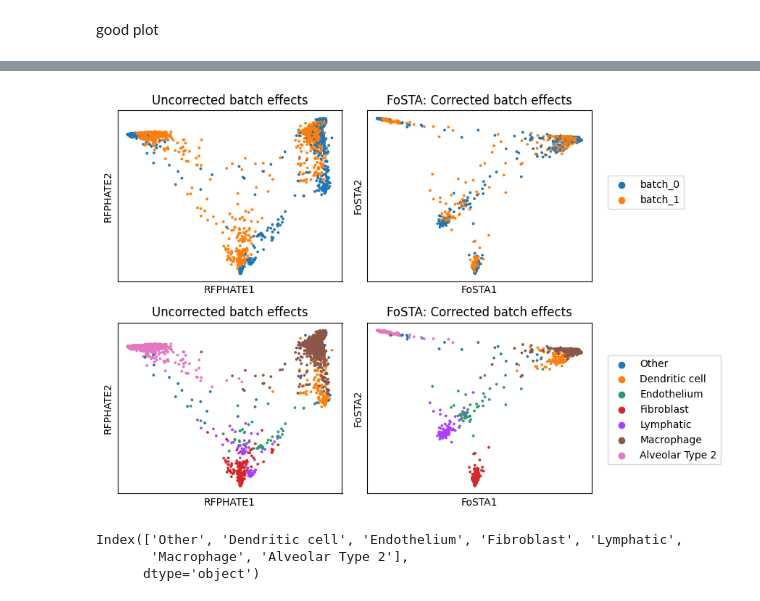
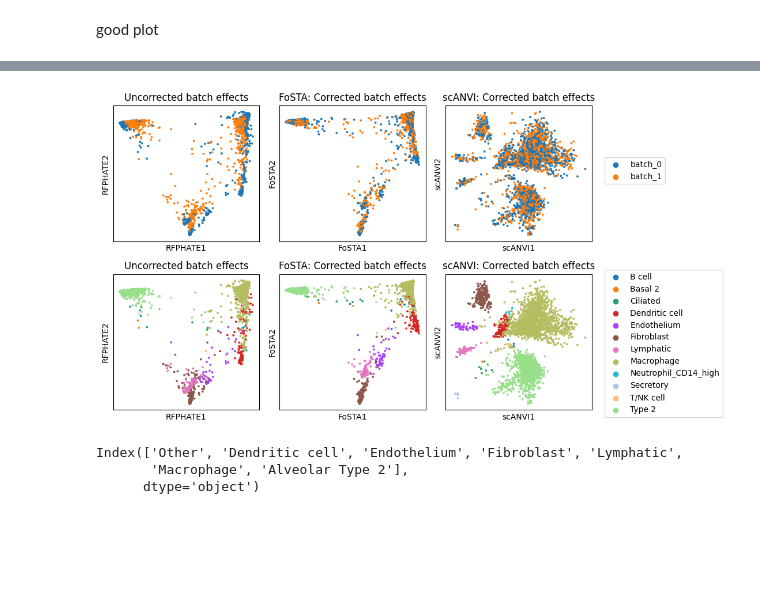
Before and after one commit to aumona/FoSTA-experiments, a Jupyter notebook: notebooks/summarize_results_batches.ipynb, the cells around one changed output, grey strips where cells are left out. Cells and saved outputs as stored; diff of their text form; code cells hidden in the pictures; blank space fills up the shorter version.

```diff
--- a/notebooks/summarize_results_batches.ipynb
+++ b/notebooks/summarize_results_batches.ipynb
@@ -676,26 +694,26 @@ import scanpy as sc
 import matplotlib.pyplot as plt
 
 
-def load_adata(noise_level=0.5, dropout_level=0.5):
+def load_adata(save_path, fosta_key = "FoSTA_PHATE_t2", noise_level=0.5, dropout_level=0.5, seed = 39041):
     # format noise and dropout to match folder names (1 decimal place)
     noise_level = f"{noise_level:.1f}"
     dropout_level = f"{dropout_level:.1f}"
-    path = f"{save_path}/noise_{noise_level}_dropout_{dropout_level}/2_components"
+    path = f"{save_path}/noise_{noise_level}_dropout_{dropout_level}/2_components/seed_{seed}"
     adata = sc.read_h5ad(f"{path}/adata_intermediate.h5ad")
     # rename FoSTA_PHATE_t2 to FoSTA in the adata
-    adata.obsm["FoSTA"] = adata.obsm["FoSTA_PHATE_t2"]
-    del adata.obsm["FoSTA_PHATE_t2"]
+    adata.obsm["FoSTA"] = adata.obsm[fosta_key]
+    del adata.obsm[fosta_key]
 
     return adata, path
 
 
-def plot_embeddings(adata = None, methods = None, noise_level=0.5, dropout_level=0.5, save_path = None, rename_dict = None, figsize=None, **kwargs):
+def plot_embeddings(adata = None, methods = None, noise_level=0.5, dropout_level=0.5, seed=39041, save_path = None, rename_dict = None, figsize=None, **kwargs):
     label_key = "cell_type"
     batch_key = "simulated_batch"
 
 
     if adata is None:
-        adata, save_path = load_adata(noise_level=noise_level, dropout_level=dropout_level)
+        adata, save_path = load_adata(save_path=save_path, noise_level=noise_level, dropout_level=dropout_level, seed=seed)
 
     if methods is None:
         methods = list(adata.obsm.keys())
@@ -775,9 +793,9 @@ import phate
 import rfphate
 
 # def plot_batches(methods = None, noise_level=0.5, dropout_level=0.5):
-def add_rfphate_phate_embeddings(adata = None, label_key = "cell_type", batch_key = "simulated_batch", noise_level=0.5, dropout_level=0.5, embedding_basis = "X_pca", t=2):
+def add_rfphate_phate_embeddings(save_path, fosta_key = "FoSTA_PHATE_t2", adata = None, label_key = "cell_type", batch_key = "simulated_batch", noise_level=0.5, dropout_level=0.5, embedding_basis = "X_pca", t=2):
     if adata is None:
-        adata, path = load_adata(noise_level=noise_level, dropout_level=dropout_level)
+        adata, path = load_adata(save_path, fosta_key=fosta_key, noise_level=noise_level, dropout_level=dropout_level)
     else:
         path = None
     phate_operator = phate.PHATE(n_components=2, t=t)
@@ -815,11 +833,13 @@ KeyError: "Could not find 'RFPHATE_2' or 'X_RFPHATE_2' in .obsm"
 # %% [markdown]
 good plot
 # %%
-adata_no_noise, path = add_rfphate_phate_embeddings(adata=None, noise_level=0.0, dropout_level=0.0, t=2)
-adata, path = add_rfphate_phate_embeddings(adata=None, noise_level=0.5, dropout_level=0.5, t=2)
+save_path = "/NOBACKUP/lizottem/fosta/results/simulated_batches/2026-05-04_17-31-59/4"
 
-adata.obsm["PHATE_no_noise_t2"] = adata_no_noise.obsm["PHATE_t2"]
-adata.obsm["RFPHATE_no_noise_t2"] = adata_no_noise.obsm["RFPHATE_t2"]
+# adata_no_noise, path = add_rfphate_phate_embeddings(save_path, adata=None, noise_level=0.0, dropout_level=0.0, t=2)
+adata, path = add_rfphate_phate_embeddings(save_path, fosta_key = "ICML FoSTA t=2", adata=None, noise_level=0.5, dropout_level=0.5, t=2)
+
+# adata.obsm["PHATE_no_noise_t2"] = adata_no_noise.obsm["PHATE_t2"]
+# adata.obsm["RFPHATE_no_noise_t2"] = adata_no_noise.obsm["RFPHATE_t2"]
 # %% [output]
 Calculating PHATE...
   Running PHATE on 3763 observations and 30 variables.
@@ -851,24 +863,26 @@ Calculated PHATE in 7.97 seconds.
 # %%
 # rename RFPHATE_t2 to RFPHATE
 adata.obsm["RFPHATE"] = adata.obsm["RFPHATE_t2"]
 # del adata.obsm["RFPHATE_t2"]
 
 
 renames = {"PHATE_no_noise_t2": "PHATE: Before batch effects",
            "RFPHATE_no_noise_t2": "Before batch effects",
             "PHATE_t2": "Uncorrected batch effects",
             "RFPHATE" : "Uncorrected batch effects",
-            "FoSTA": "FoSTA: Corrected batch effects"}
+            "FoSTA": "FoSTA: Corrected batch effects",
+            "scANVI": "scANVI: Corrected batch effects"}
 
 # methods = ["PHATE_no_noise_t2",
 # methods = ["RFPHATE_no_noise_t2",
         #    "PHATE_t2",
 methods = ["RFPHATE",
-           "FoSTA"]
+           "FoSTA",
+           "scANVI"]
 
-plot_embeddings(adata, methods = methods, save_path = path, rename_dict=renames, figsize=(8,6), s=30)
+plot_embeddings(adata, methods = methods, save_path = path, rename_dict=renames, figsize=(10,6), s=30)
 # %% [output]
-[figure, old version]
+[figure, new version]
 # %%
 adata.obs["cell_type"].cat.categories
 # %% [output]
```
Also changed, not shown: parts of 10 cells of this notebook, 2 other files.
